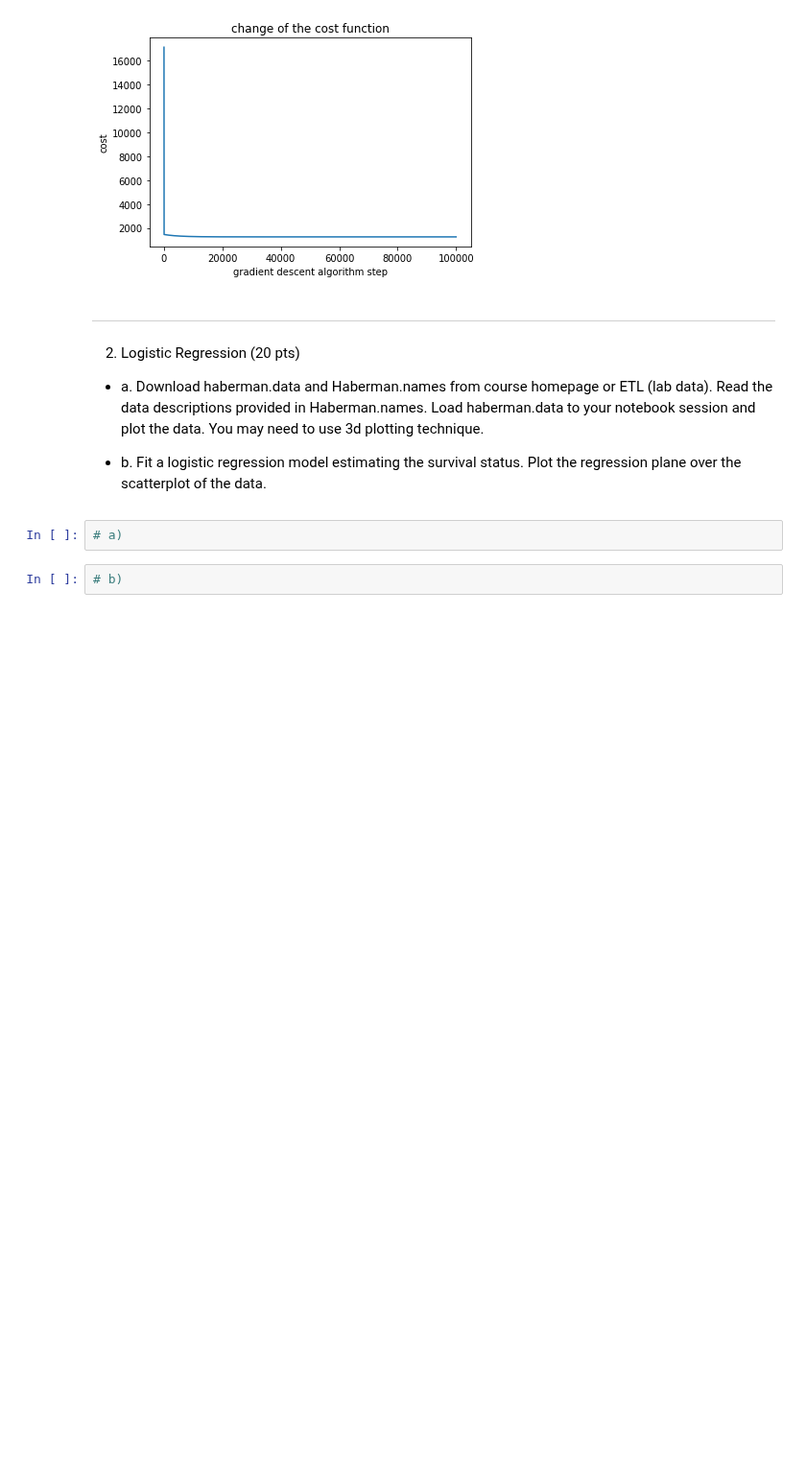
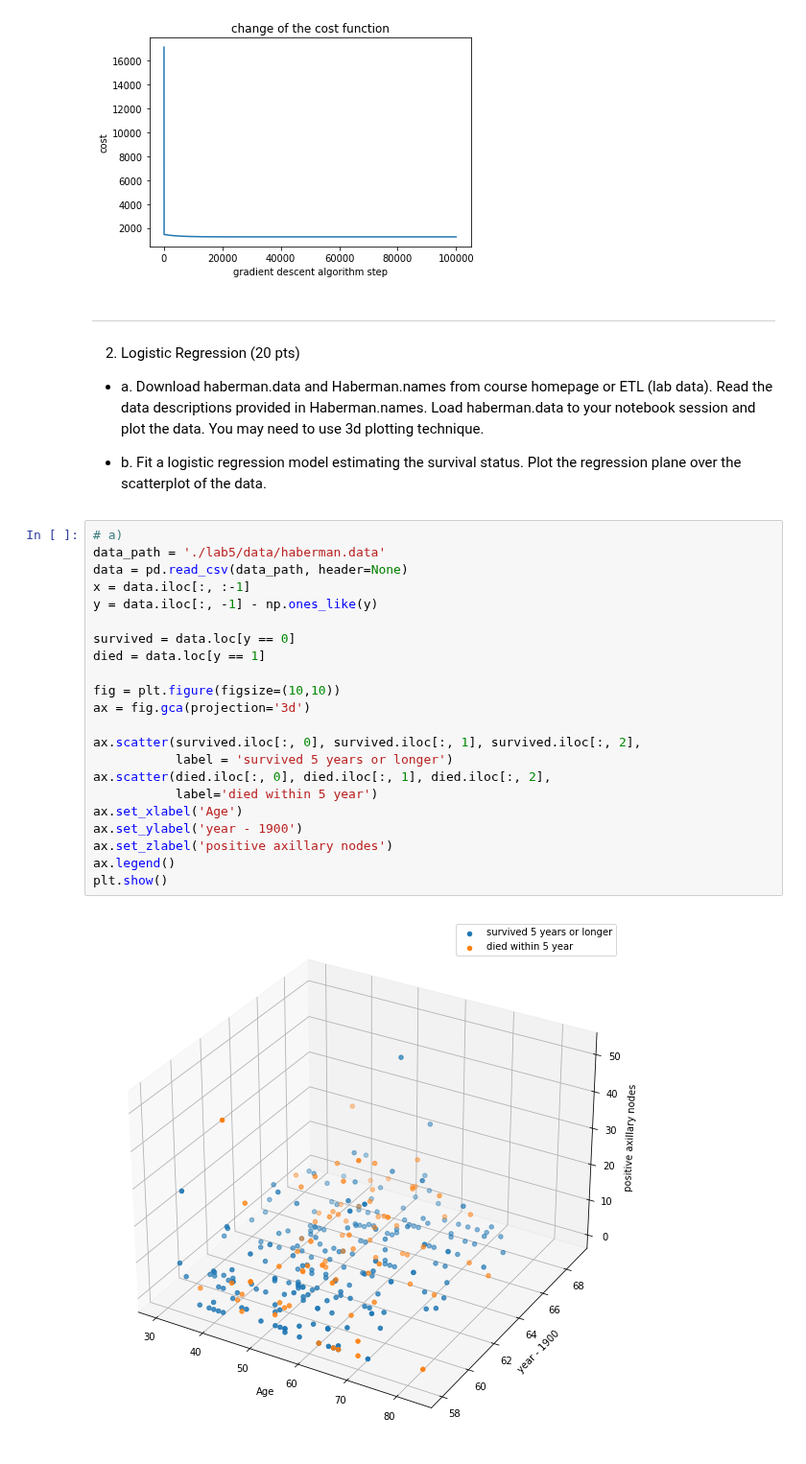
Before and after one commit to changwoonchoi/cl2020, a Jupyter notebook: as_5/assignment05.ipynb, the cells around one changed output. Shown at 96% size. Saved outputs shown, nothing was run; the diff lists cells and outputs as text; blank space fills up the shorter version.

```diff
--- a/as_5/assignment05.ipynb
+++ b/as_5/assignment05.ipynb
@@ -159,7 +158,27 @@ plt.show()
 
 
 *   b. Fit a logistic regression model estimating the survival status. Plot the regression plane over the scatterplot of the data.
-# %%
-# a)
-# %%
-# b)
+# %%
+# a)
+data_path = './lab5/data/haberman.data'
+data = pd.read_csv(data_path, header=None)
+x = data.iloc[:, :-1]
+y = data.iloc[:, -1] - np.ones_like(y)
+
+survived = data.loc[y == 0]
+died = data.loc[y == 1]
+
+fig = plt.figure(figsize=(10,10))
+ax = fig.gca(projection='3d')
+
+ax.scatter(survived.iloc[:, 0], survived.iloc[:, 1], survived.iloc[:, 2],
+           label = 'survived 5 years or longer')
+ax.scatter(died.iloc[:, 0], died.iloc[:, 1], died.iloc[:, 2],
+           label='died within 5 year')
+ax.set_xlabel('Age')
+ax.set_ylabel('year - 1900')
+ax.set_zlabel('positive axillary nodes')
+ax.legend()
+plt.show()
+# %% [output]
+[figure, added]
```
Also changed, not shown: parts of 5 cells of this notebook.
